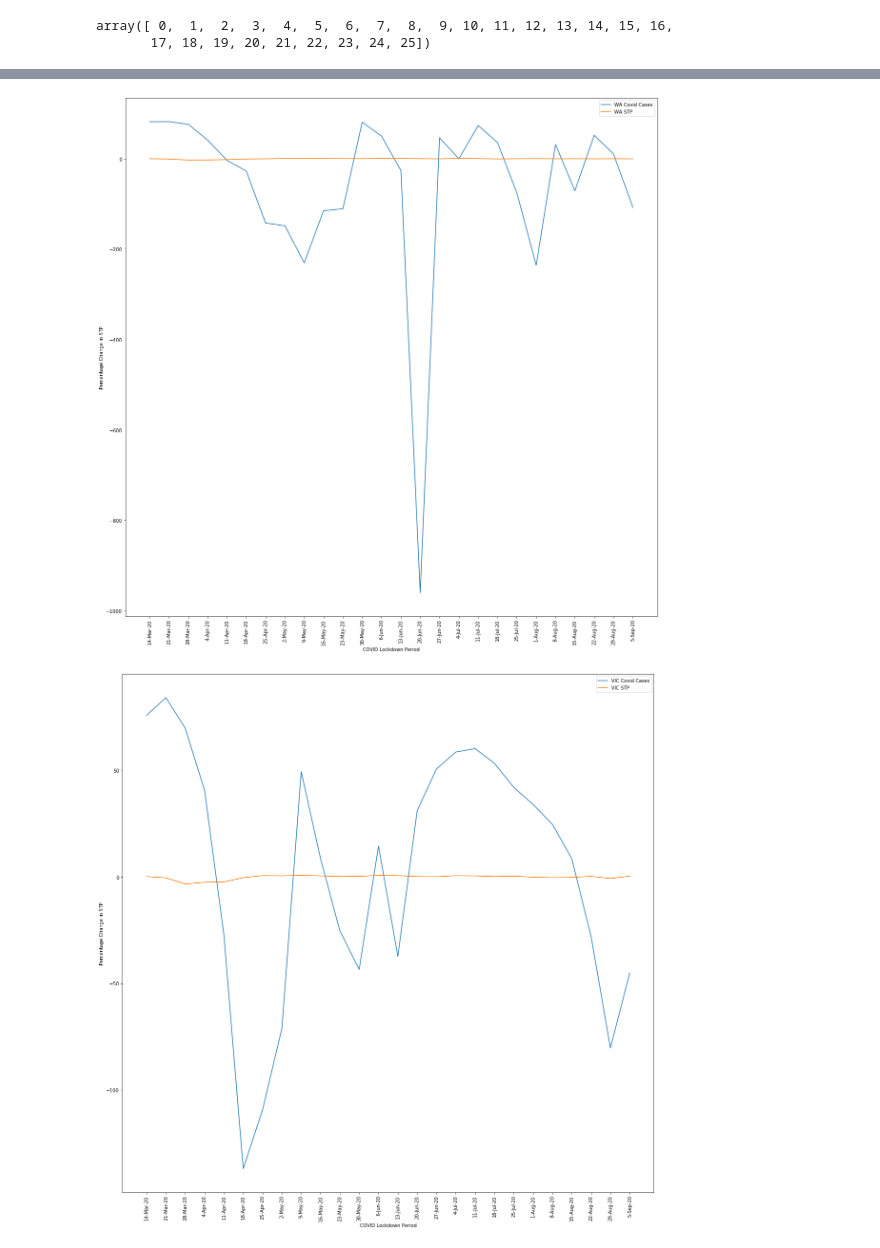
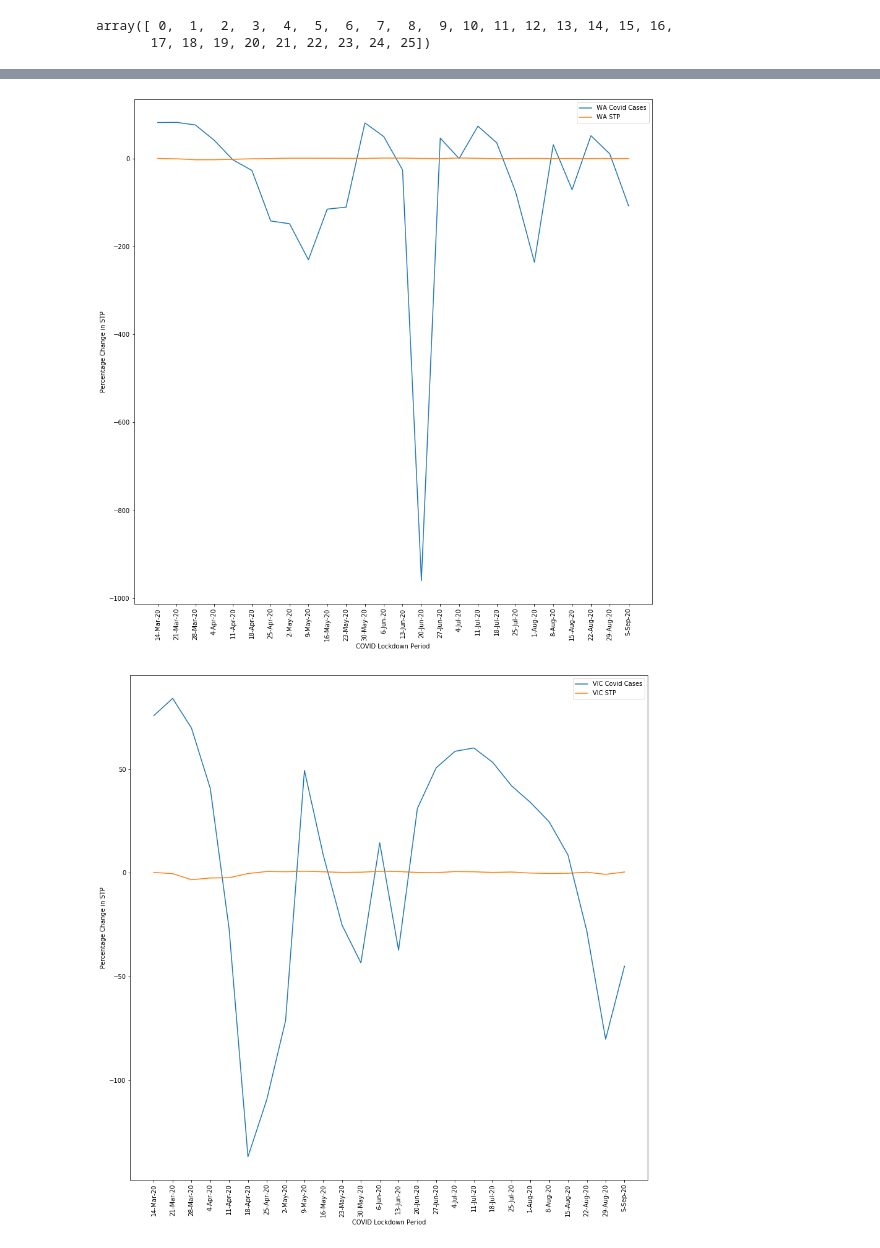
Before and after one commit to ali-beer/covid_payroll_project, a Jupyter notebook: graph_linregress.ipynb, the cells around one changed output, grey strips where cells are left out. Drawn from its saved outputs; the diff is of its cells as text; code cells hidden in the pictures.

Commit message:
rescaled graphs

```diff
--- a/graph_linregress.ipynb
+++ b/graph_linregress.ipynb
@@ -172,5 +172,5 @@ plt.savefig("qld_percent_change.png")
 # %%
-plt.figure(figsize=((20,20)))
+plt.figure(figsize=((15,15)))
 plt.plot(x_axis,wa_covid["percentage"],label="WA Covid Cases")
 plt.plot(x_axis,wa_df["diff"],label="WA STP")
 x_labels = ("14-Mar-20","21-Mar-20","28-Mar-20","4-Apr-20","11-Apr-20","18-Apr-20","25-Apr-20","2-May-20","9-May-20","16-May-20","23-May-20","30-May-20","6-Jun-20",
@@ -182,18 +182,18 @@ plt.ylabel("Percentage Change in STP")
 plt.legend()
 plt.savefig("wa_percent_change.png")
 # %% [output]
-[figure, old version]
+[figure, new version]
 # %%
-plt.figure(figsize=((20,20)))
+plt.figure(figsize=((15,15)))
 plt.plot(x_axis,vic_covid["percentage"],label="VIC Covid Cases")
 plt.plot(x_axis,vic_df["diff"],label="VIC STP")
 x_labels = ("14-Mar-20","21-Mar-20","28-Mar-20","4-Apr-20","11-Apr-20","18-Apr-20","25-Apr-20","2-May-20","9-May-20","16-May-20","23-May-20","30-May-20","6-Jun-20",
             "13-Jun-20","20-Jun-20","27-Jun-20","4-Jul-20","11-Jul-20","18-Jul-20","25-Jul-20","1-Aug-20","8-Aug-20","15-Aug-20","22-Aug-20",
             "29-Aug-20","5-Sep-20")
 plt.xticks(x_axis,x_labels,rotation=90)
 plt.xlabel("COVID Lockdown Period")
 plt.ylabel("Percentage Change in STP")
 plt.legend()
 plt.savefig("vic_percent_change.png")
 # %% [output]
-[figure, old version]
+[figure, new version]
```
Also changed, not shown: parts of 3 cells of this notebook, 5 other files.
